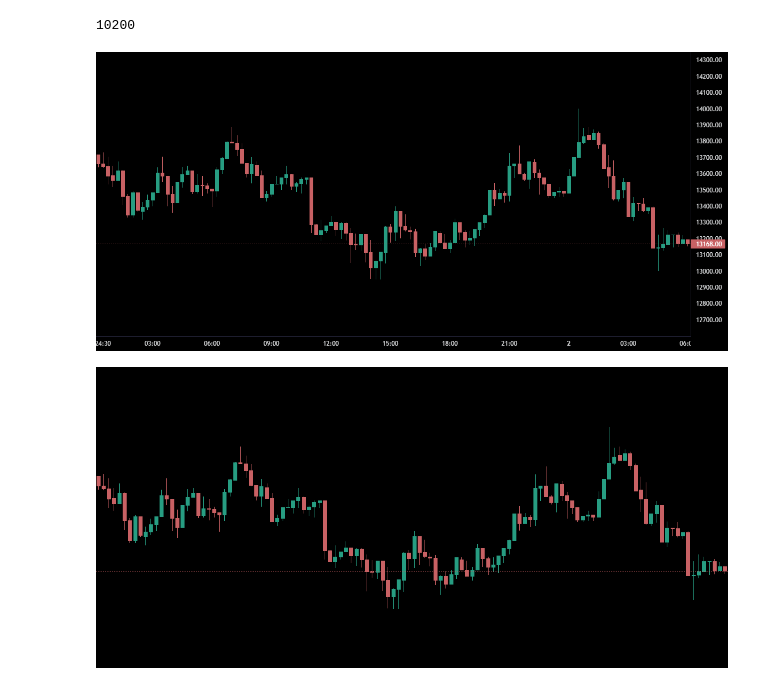
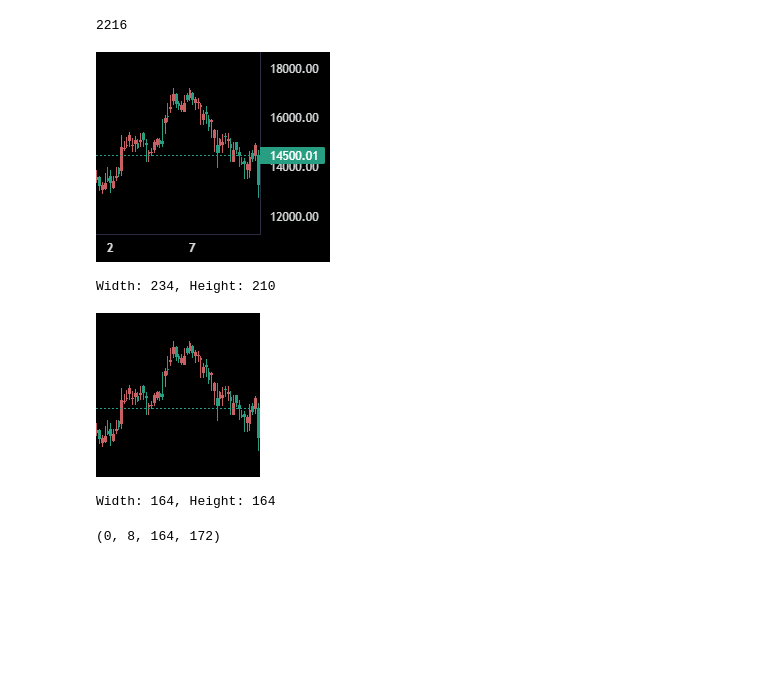
Before and after one commit to juff12/StockChartCNN, a Jupyter notebook: scripts/chart_data_cleaning.ipynb, the cells around one changed output. Saved outputs shown, nothing was run; the diff lists cells and outputs as text; code cells hidden in the pictures; blank space fills up the shorter version.

Commit message:
generated new data, changed generated image sizing for input into CNN, created additional masks

```diff
--- a/scripts/chart_data_cleaning.ipynb
+++ b/scripts/chart_data_cleaning.ipynb
@@ -6,13 +5,13 @@ import torch
 from pathlib import Path
 from PIL import Image
 # %%
-temp_root = 'E:/repos/StockChartCNN/inputs/raw/crypto/images/btcusd/candle/15_minute/'
+temp_root = 'E:/repos/StockChartCNN/inputs/raw/crypto/images/btcusd/candle/4_hour/'
 dir = Path(temp_root)
 # %%
 image_count = sum([1 for _ in os.listdir(dir)])
 image_count
 # %% [output]
-10200
+2216
 # %%
 image_filenames = os.listdir(dir)
 # %%
@@ -20,19 +19,45 @@ sample_file = temp_root + image_filenames[0]
 image = Image.open(sample_file)
 image
 # %% [output]
-[figure, old version]
+[figure, new version]
 # %%
 # image size
 width, height = image.size
+print(f'Width: {width}, Height: {height}')
+# %% [output]
+Width: 234, Height: 210
 # %%
 # sample to find right coordinates
 x1 = 0
-y1 = 0
+y1 = 8
 x2 = width - 70
-y2 = height - 30
+y2 = height - 38
 box = (x1, y1, x2, y2)
 image2 = image.crop(box)
 image2
 # %% [output]
-[figure, old version]
+[figure, new version]
+# %%
+# check new size
+width2, height2 = image2.size
+print(f'Width: {width2}, Height: {height2}')
+# %% [output]
+Width: 164, Height: 164
+# %%
+# Presets for cropping loop
+
+tickers = ['btcusd','ethusd']
+bartimes = ['1_hour', '4_hour']
+
+# image size
+width, height = image.size
+
+# box coordinates
+x1, y1, x2, y2 = 0, 8, width - 70, height - 38
+
+# crop box
+box = (x1, y1, x2, y2)
+box
+# %% [output]
+(0, 8, 164, 172)
 # %%
```
Also changed, not shown: parts of 10 cells of this notebook, 7 other files.
